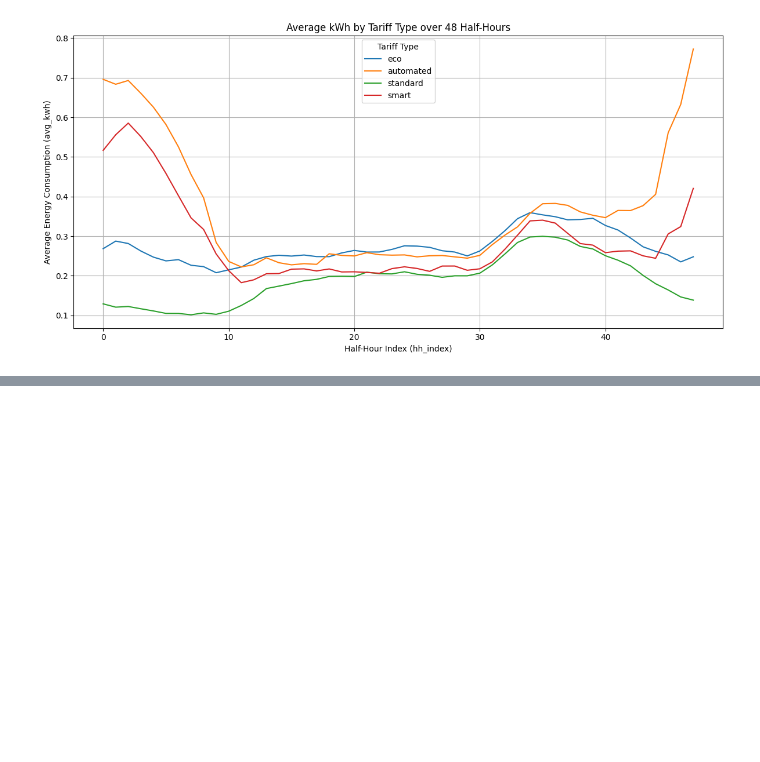
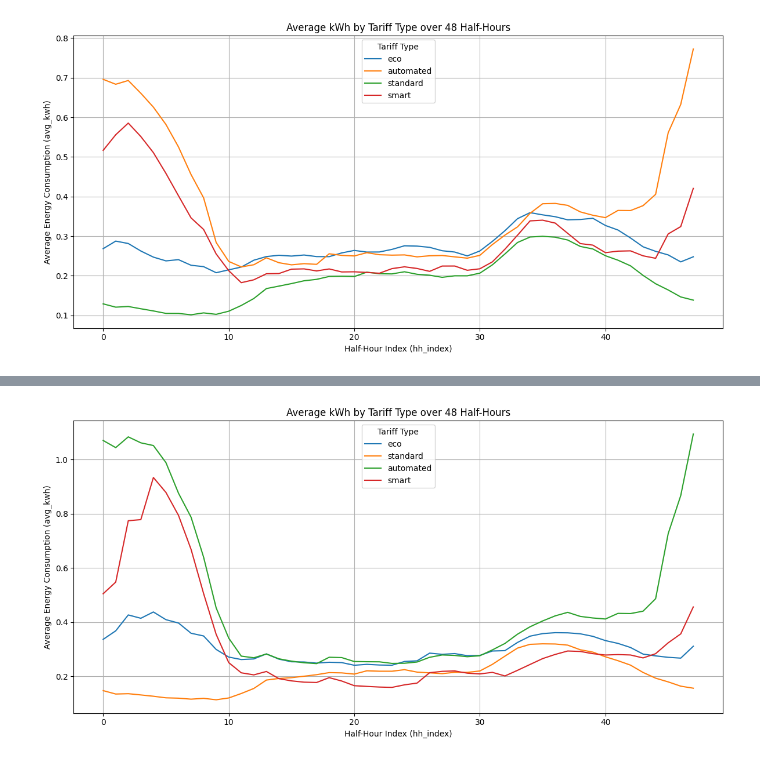
Before and after one commit to BakytzhanSuleimenov/Faraday_data, a Jupyter notebook: data_extractor.ipynb, the cells around one changed output, grey strips where cells are left out. Cells and saved outputs as stored; diff of their text form; code cells hidden in the pictures; blank space fills up the shorter version.

```diff
--- a/data_extractor.ipynb
+++ b/data_extractor.ipynb
@@ -258,0 +272,5 @@ visualize_by_tariff_type(detached_fg)
+# %%
+semidetached_de = extract_ber_from_filtered(semidetached_property, ['D_E'])
+visualize_by_tariff_type(semidetached_de)
+# %% [output]
+[figure, added]
```
Also changed, not shown: parts of 6 cells of this notebook.
